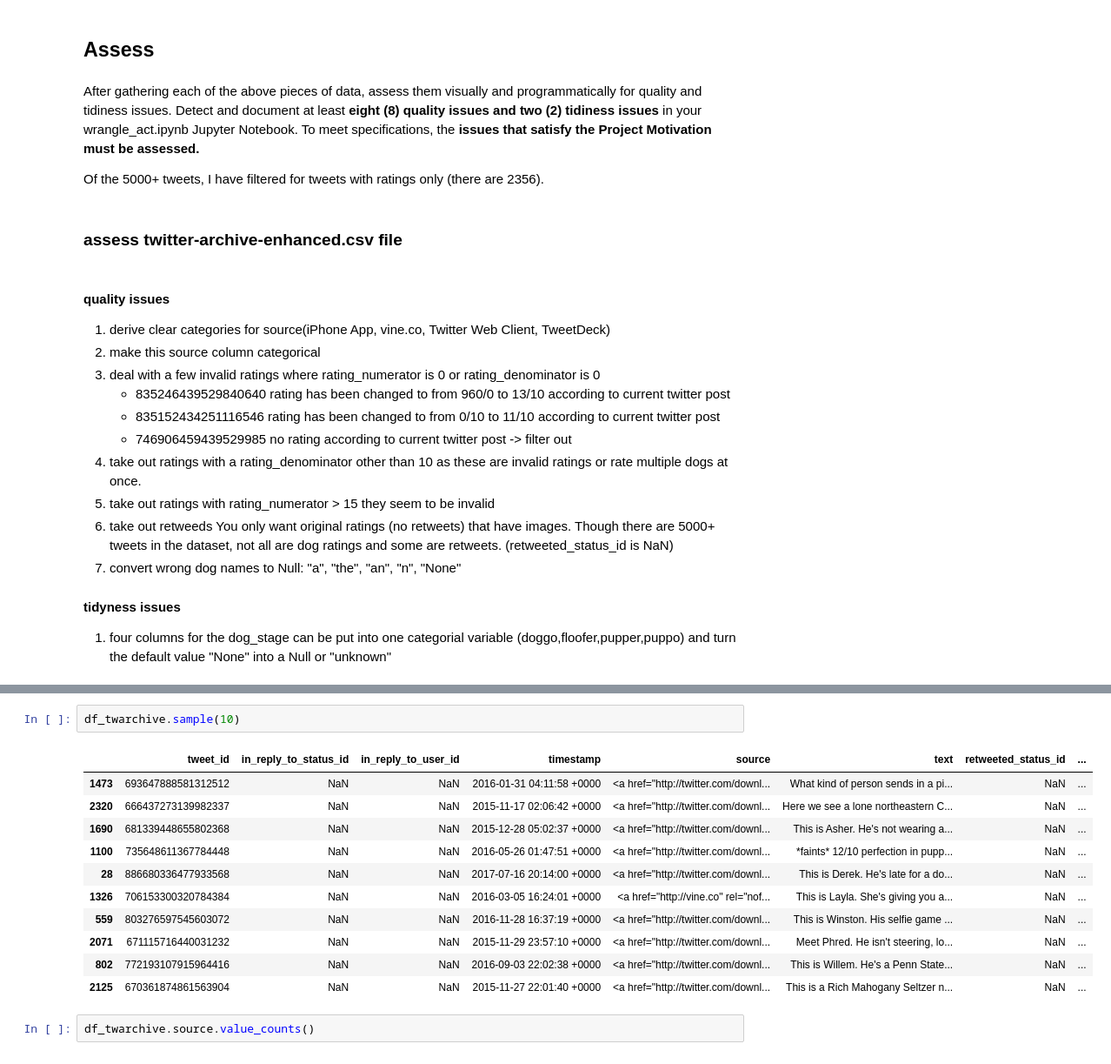
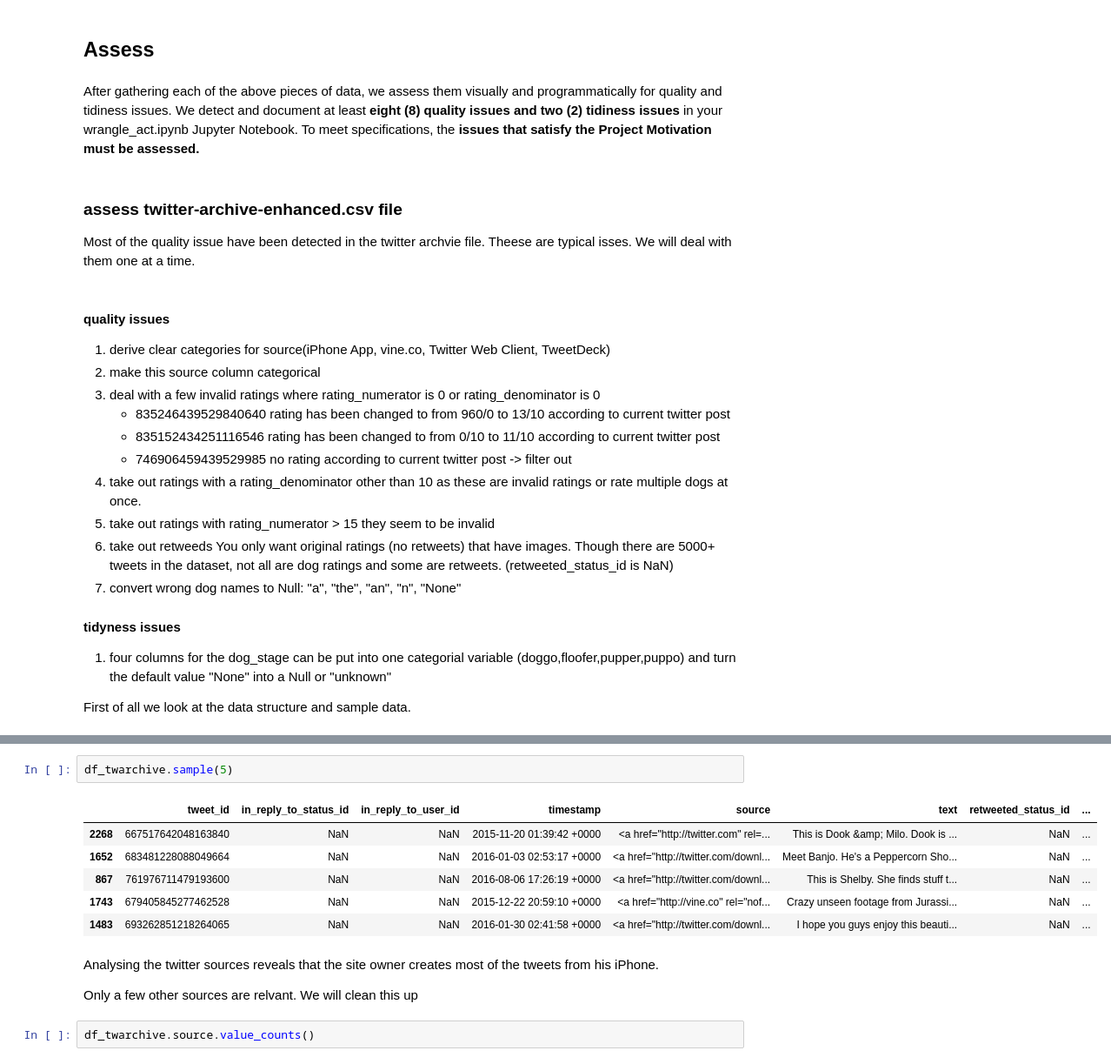
Before and after one commit to teragotti/DAND_data_wrangling, a Jupyter notebook: wrangle_act.ipynb, the cells around one changed output, grey strips where cells are left out. Shown at 87% size. Drawn from its saved outputs; the diff is of its cells as text.

Commit message:
first udacity submission

```diff
--- a/wrangle_act.ipynb
+++ b/wrangle_act.ipynb
@@ -115,11 +121,10 @@ row count: 2345
 # %% [markdown]
 ## Assess
 # %% [markdown]
-After gathering each of the above pieces of data, assess them visually and programmatically for quality and tidiness issues. Detect and document at least **eight (8) quality issues and two (2) tidiness issues** in your wrangle_act.ipynb Jupyter Notebook. To meet specifications, the **issues that satisfy the Project Motivation must be assessed.**
-
-Of the 5000+ tweets, I have filtered for tweets with ratings only (there are 2356).
+After gathering each of the above pieces of data, we assess them visually and programmatically for quality and tidiness issues. We detect and document at least **eight (8) quality issues and two (2) tidiness issues** in your wrangle_act.ipynb Jupyter Notebook. To meet specifications, the **issues that satisfy the Project Motivation must be assessed.**
-# %% [markdown]
-### assess twitter-archive-enhanced.csv file
+# %% [markdown]
+### assess twitter-archive-enhanced.csv file
+Most of the quality issue have been detected in the twitter archvie file. Theese are typical isses. We will deal with them one at a time.
 # %% [markdown]
 #### quality issues
 1. derive clear categories for source(iPhone App, vine.co, Twitter Web Client, TweetDeck)
@@ -135,6 +140,8 @@ Of the 5000+ tweets, I have filtered for tweets with ratings only (there are 235
 
 #### tidyness issues
 1. four columns for the dog_stage can be put into one categorial variable (doggo,floofer,pupper,puppo) and turn the default value "None" into a Null or "unknown"
+
+First of all we look at the data structure and sample data.
 # %%
 df_twarchive.info()
 # %% [output]
@@ -156,19 +163,18 @@ puppo                         2356 non-null object
 dtypes: float64(4), int64(3), object(10)
 memory usage: 313.0+ KB
 # %%
-df_twarchive.sample(10)
+df_twarchive.sample(5)
 # %% [output]
 |  | tweet_id | in_reply_to_status_id | in_reply_to_user_id | timestamp | source | text | retweeted_status_id | ... |
-| 1473 | 693647888581312512 | NaN | NaN | 2016-01-31 04:11:58 +0000 | <a href="http://twitter.com/downl... | What kind of person sends in a pi... | NaN | ... |
-| 2320 | 666437273139982337 | NaN | NaN | 2015-11-17 02:06:42 +0000 | <a href="http://twitter.com/downl... | Here we see a lone northeastern C... | NaN | ... |
-| 1690 | 681339448655802368 | NaN | NaN | 2015-12-28 05:02:37 +0000 | <a href="http://twitter.com/downl... | This is Asher. He's not wearing a... | NaN | ... |
-| 1100 | 735648611367784448 | NaN | NaN | 2016-05-26 01:47:51 +0000 | <a href="http://twitter.com/downl... | *faints* 12/10 perfection in pupp... | NaN | ... |
-| 28 | 886680336477933568 | NaN | NaN | 2017-07-16 20:14:00 +0000 | <a href="http://twitter.com/downl... | This is Derek. He's late for a do... | NaN | ... |
-| 1326 | 706153300320784384 | NaN | NaN | 2016-03-05 16:24:01 +0000 | <a href="http://vine.co" rel="nof... | This is Layla. She's giving you a... | NaN | ... |
-| 559 | 803276597545603072 | NaN | NaN | 2016-11-28 16:37:19 +0000 | <a href="http://twitter.com/downl... | This is Winston. His selfie game ... | NaN | ... |
-| 2071 | 671115716440031232 | NaN | NaN | 2015-11-29 23:57:10 +0000 | <a href="http://twitter.com/downl... | Meet Phred. He isn't steering, lo... | NaN | ... |
-| 802 | 772193107915964416 | NaN | NaN | 2016-09-03 22:02:38 +0000 | <a href="http://twitter.com/downl... | This is Willem. He's a Penn State... | NaN | ... |
-| 2125 | 670361874861563904 | NaN | NaN | 2015-11-27 22:01:40 +0000 | <a href="http://twitter.com/downl... | This is a Rich Mahogany Seltzer n... | NaN | ... |
+| 2268 | 667517642048163840 | NaN | NaN | 2015-11-20 01:39:42 +0000 | <a href="http://twitter.com" rel=... | This is Dook &amp; Milo. Dook is ... | NaN | ... |
+| 1652 | 683481228088049664 | NaN | NaN | 2016-01-03 02:53:17 +0000 | <a href="http://twitter.com/downl... | Meet Banjo. He's a Peppercorn Sho... | NaN | ... |
+| 867 | 761976711479193600 | NaN | NaN | 2016-08-06 17:26:19 +0000 | <a href="http://twitter.com/downl... | This is Shelby. She finds stuff t... | NaN | ... |
+| 1743 | 679405845277462528 | NaN | NaN | 2015-12-22 20:59:10 +0000 | <a href="http://vine.co" rel="nof... | Crazy unseen footage from Jurassi... | NaN | ... |
+| 1483 | 693262851218264065 | NaN | NaN | 2016-01-30 02:41:58 +0000 | <a href="http://twitter.com/downl... | I hope you guys enjoy this beauti... | NaN | ... |
+# %% [markdown]
+Analysing the twitter sources reveals that the site owner creates most of the tweets from his iPhone.
+
+Only a few other sources are relvant. We will clean this up
 # %%
 df_twarchive.source.value_counts()
 # %% [output]
```
Also changed, not shown: parts of 46 cells of this notebook, 3 other files.
